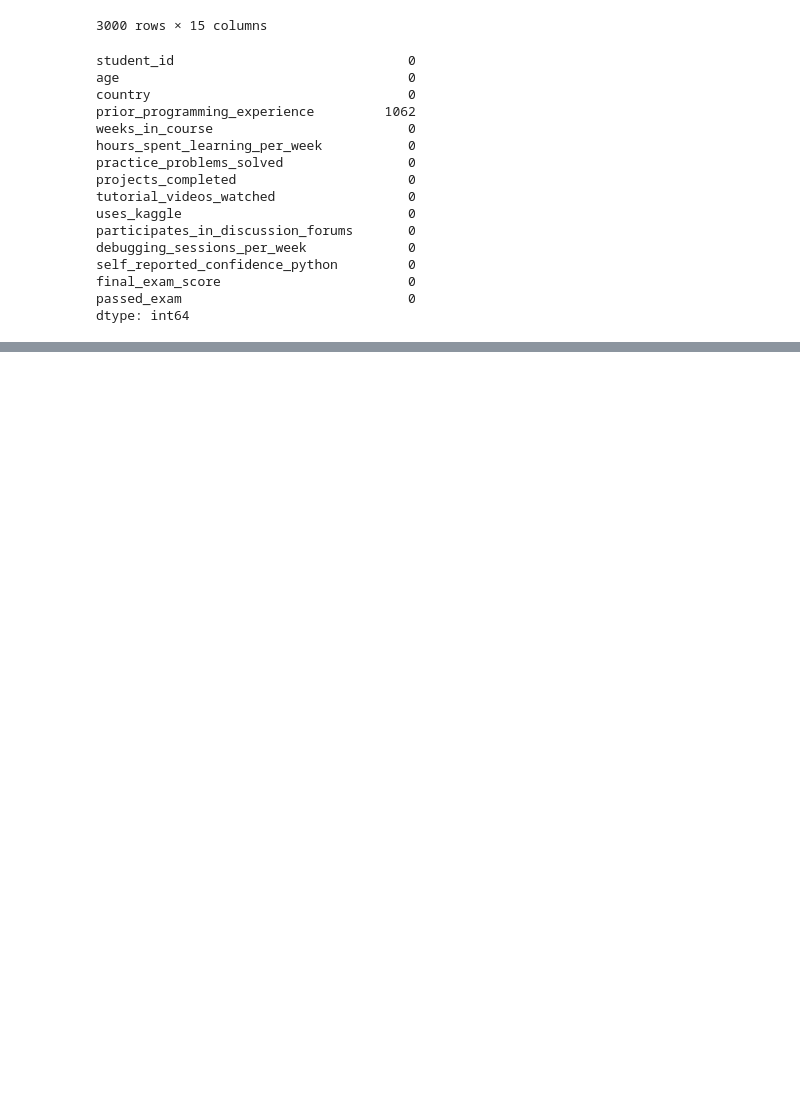
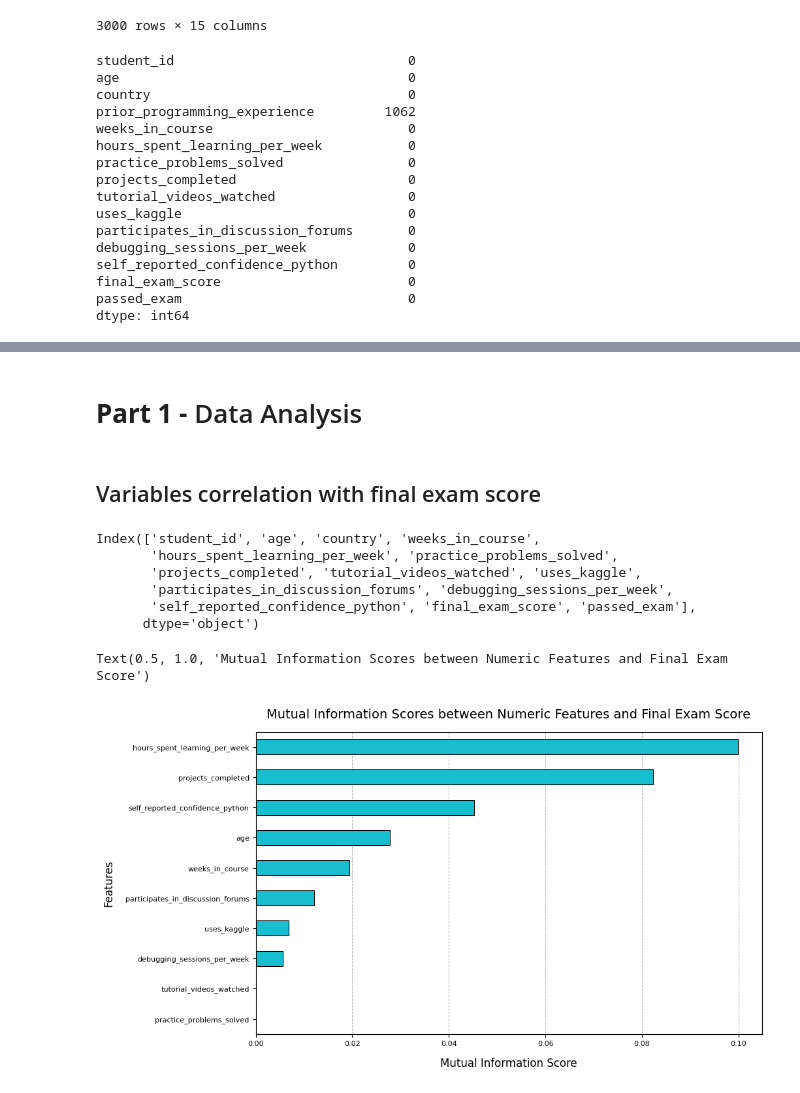
Before and after one commit to danielcamacho9712/Python_Learning_Exam_Performance, a Jupyter notebook: python_exam_performance.ipynb, the cells around one changed output, grey strips where cells are left out. Saved outputs shown, nothing was run; the diff lists cells and outputs as text; code cells hidden in the pictures; blank space fills up the shorter version.

```diff
--- a/python_exam_performance.ipynb
+++ b/python_exam_performance.ipynb
@@ -41,0 +112,38 @@ np.float64(100.0)
+# %% [markdown]
+# **Part 1 -** Data Analysis
+# %% [markdown]
+## Variables correlation with final exam score
+# %%
+students_data.columns
+# %% [output]
+Index(['student_id', 'age', 'country', 'weeks_in_course',
+       'hours_spent_learning_per_week', 'practice_problems_solved',
+       'projects_completed', 'tutorial_videos_watched', 'uses_kaggle',
+       'participates_in_discussion_forums', 'debugging_sessions_per_week',
+       'self_reported_confidence_python', 'final_exam_score', 'passed_exam'],
+      dtype='object')
+# %%
+numeric_columns = ['age', 'weeks_in_course',
+       'hours_spent_learning_per_week', 'practice_problems_solved',
+       'projects_completed', 'tutorial_videos_watched', 'uses_kaggle',
+       'participates_in_discussion_forums', 'debugging_sessions_per_week',
+       'self_reported_confidence_python']
+# %%
+# Numerical variables correlation with final exam score
+
+from sklearn.feature_selection import mutual_info_regression
+
+X = students_data[numeric_columns]
+y = students_data['final_exam_score']
+
+mi = mutual_info_regression(X, y, discrete_features=False, random_state=42)
+mi_series = pd.Series(mi, index=X.columns).sort_values()
+fig_corre = mi_series.plot.barh(figsize=(10,6), color="#17BECF", edgecolor='black', linewidth=0.75, zorder=2)
+plt.grid(axis='x', linestyle='--', linewidth=0.7, zorder=3)
+plt.xlabel('Mutual Information Score', fontsize=12, labelpad=12)
+plt.ylabel('Features', fontsize=12, labelpad=12)
+plt.tick_params(axis='both', which='major', labelsize=8)
+plt.title('Mutual Information Scores between Numeric Features and Final Exam Score', fontsize=14, pad=15)
+# %% [output]
+Text(0.5, 1.0, 'Mutual Information Scores between Numeric Features and Final Exam Score')
+[figure, added]
```
Also changed, not shown: parts of 19 cells of this notebook.
